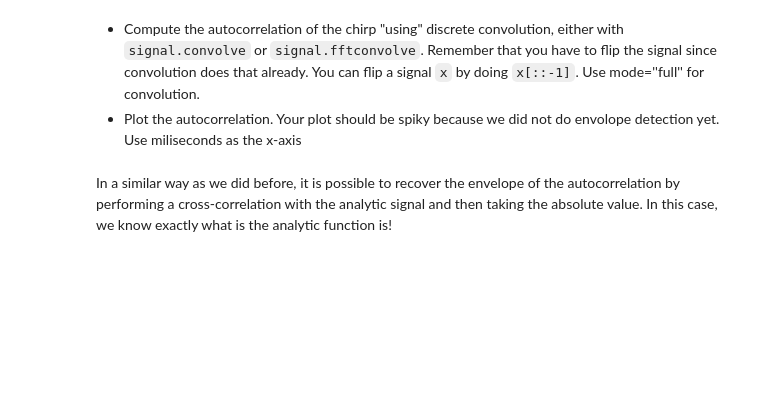
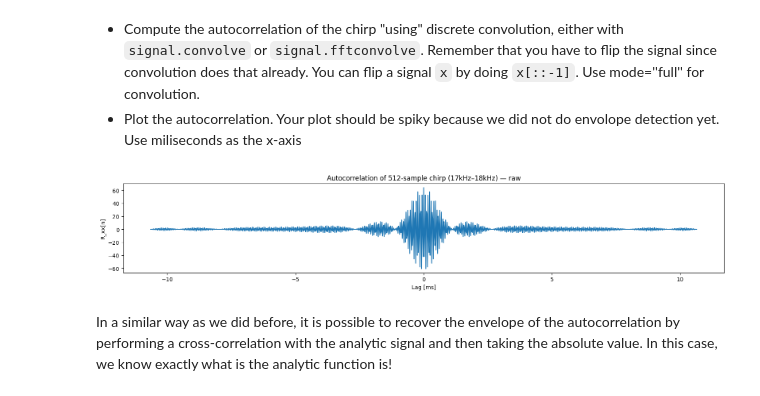
Before and after one commit to mtan0587/Air-Sonar, a Jupyter notebook: TimeDomain-Sonar-New.ipynb, the cells around one changed output. Drawn from its saved outputs; the diff is of its cells as text; code cells hidden in the pictures; blank space fills up the shorter version.

```diff
--- a/TimeDomain-Sonar-New.ipynb
+++ b/TimeDomain-Sonar-New.ipynb
@@ -367,3 +381,19 @@ The chirp has a very nice property that its auto-correlation is very narrow. Sin
+# %%
+## Your fantastic code here:
+Rxx = signal.fftconvolve(s_chirp_pulse, s_chirp_pulse[::-1], mode='full')
+
+lags_ms = np.arange(-(Npulse - 1), Npulse) / fs * 1000  # lag axis in ms
+
+width, height = figaspect(0.2)
+fig = figure(figsize=(width, height))
+plt.plot(lags_ms, Rxx)
+plt.title('Autocorrelation of 512-sample chirp (17kHz–18kHz) — raw')
+plt.xlabel('Lag [ms]')
+plt.ylabel('R_xx[n]')
+plt.tight_layout()
+plt.show()
+# %% [output]
+[figure, added]
 # %% [markdown]
 In a similar way as we did before, it is possible to recover the envelope of the autocorrelation by performing a cross-correlation with the analytic signal and then taking the absolute value. In this case, we know exactly what is the analytic function is!
 # %% [markdown]
```
Also changed, not shown: parts of 39 cells of this notebook.
